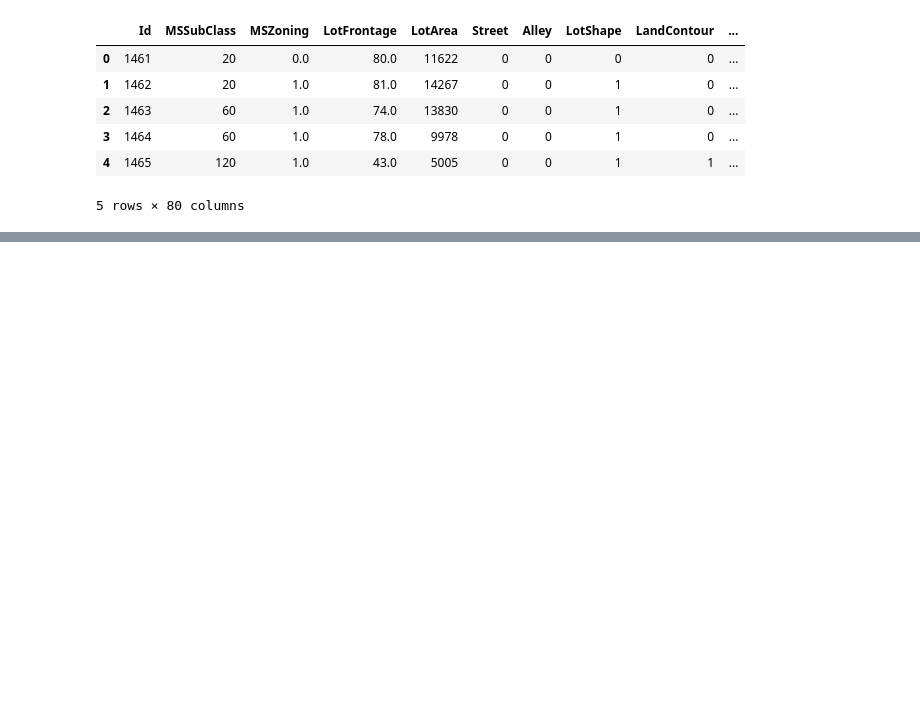
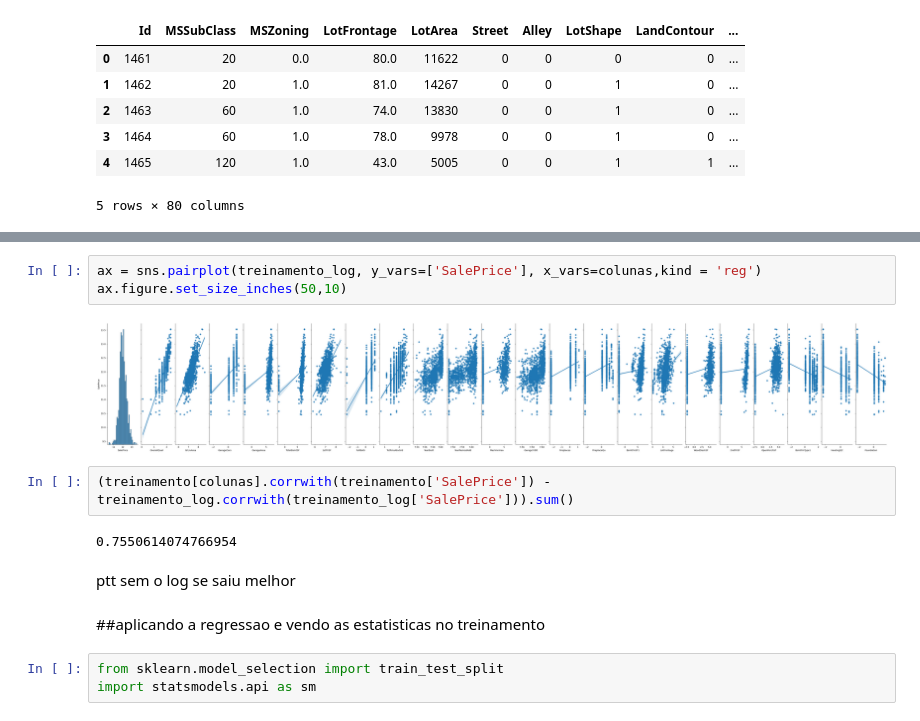
Before and after one commit to DavidAntonio7/House_Prices, a Jupyter notebook: imobiliario.ipynb, the cells around one changed output, grey strips where cells are left out. Drawn from its saved outputs; the diff is of its cells as text; blank space fills up the shorter version.

```diff
--- a/imobiliario.ipynb
+++ b/imobiliario.ipynb
@@ -426,0 +433,16 @@ resultado.to_csv('resultado_regres.csv',index=False)
+# %%
+ax = sns.pairplot(treinamento_log, y_vars=['SalePrice'], x_vars=colunas,kind = 'reg')
+ax.figure.set_size_inches(50,10)
+# %% [output]
+[figure, added]
+# %%
+(treinamento[colunas].corrwith(treinamento['SalePrice']) - treinamento_log.corrwith(treinamento_log['SalePrice'])).sum()
+# %% [output]
+0.7550614074766954
+# %% [markdown]
+ptt sem o log se saiu melhor
+# %% [markdown]
+##aplicando a regressao e vendo as estatisticas no treinamento
+# %%
+from sklearn.model_selection import train_test_split
+import statsmodels.api as sm
```
Also changed, not shown: parts of 76 cells of this notebook.
